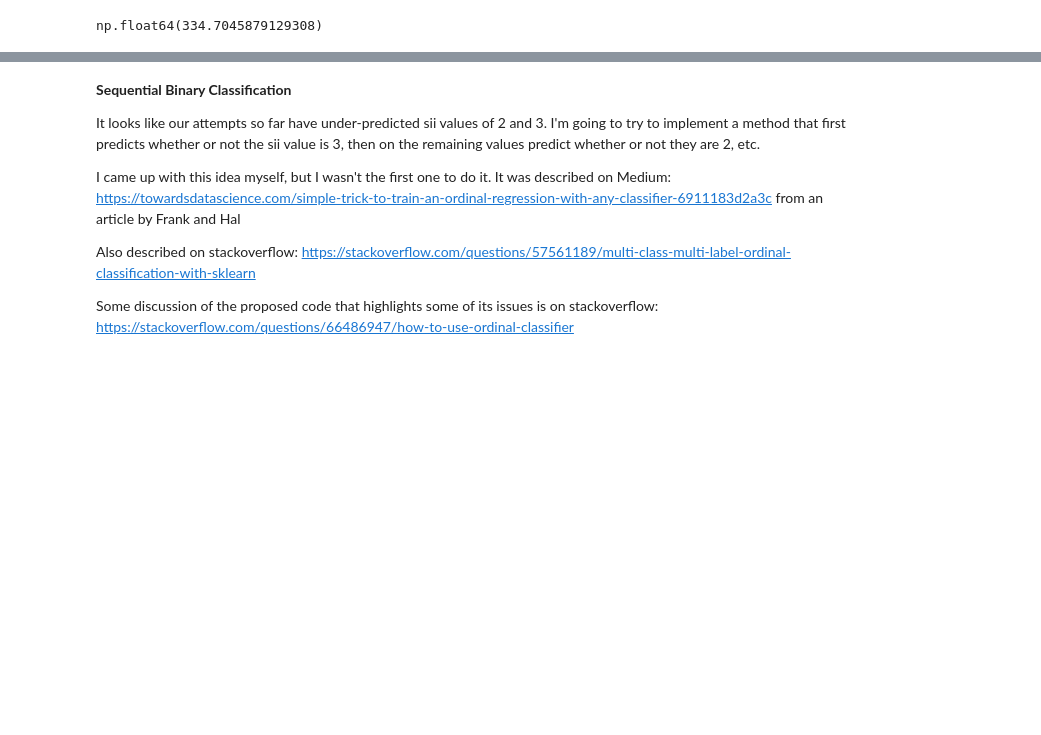
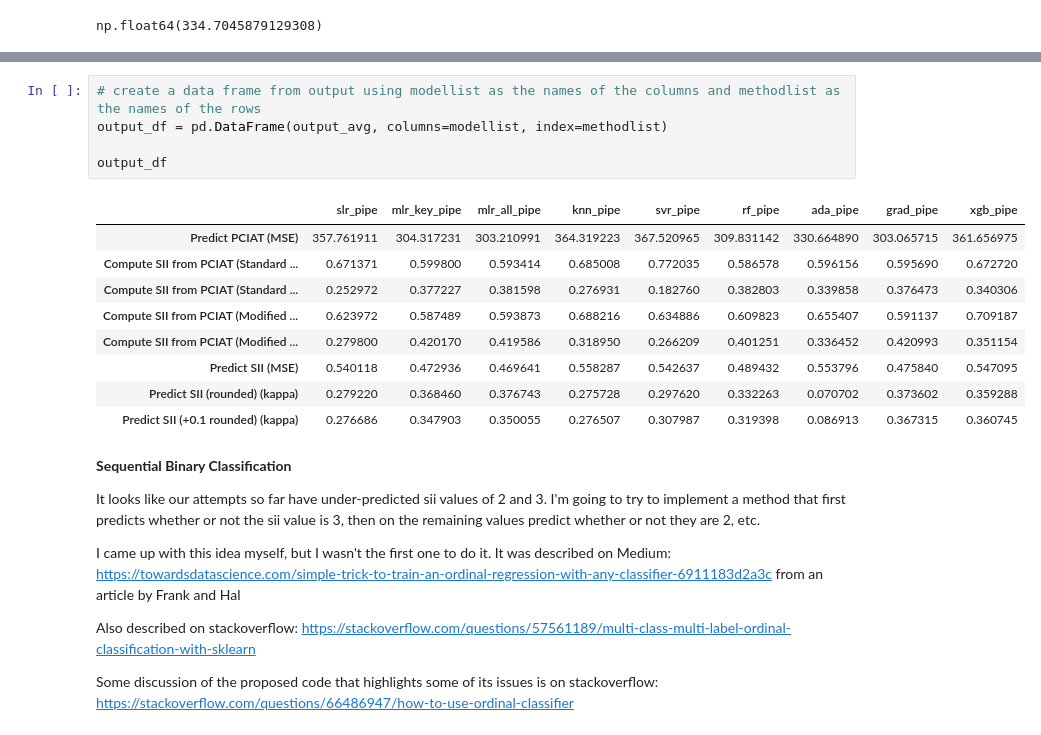
Before and after one commit to aarondweinberg/CMI_problematic_internet_use, a Jupyter notebook: Modeling_Exploration_AW.ipynb, the cells around one changed output, grey strips where cells are left out. Saved outputs shown, nothing was run; the diff lists cells and outputs as text; blank space fills up the shorter version.

```diff
--- a/Modeling_Exploration_AW.ipynb
+++ b/Modeling_Exploration_AW.ipynb
@@ -243,3 +275,18 @@ kappa for {'xgb_pipe'}  for predicting sii with rounding up: 0.24060270628590663
+# %%
+# create a data frame from output using modellist as the names of the columns and methodlist as the names of the rows
+output_df = pd.DataFrame(output_avg, columns=modellist, index=methodlist)
+
+output_df
+# %% [output]
+|  | slr_pipe | mlr_key_pipe | mlr_all_pipe | knn_pipe | svr_pipe | rf_pipe | ada_pipe | grad_pipe | xgb_pipe |
+| Predict PCIAT (MSE) | 357.761911 | 304.317231 | 303.210991 | 364.319223 | 367.520965 | 309.831142 | 330.664890 | 303.065715 | 361.656975 |
+| Compute SII from PCIAT (Standard ... | 0.671371 | 0.599800 | 0.593414 | 0.685008 | 0.772035 | 0.586578 | 0.596156 | 0.595690 | 0.672720 |
+| Compute SII from PCIAT (Standard ... | 0.252972 | 0.377227 | 0.381598 | 0.276931 | 0.182760 | 0.382803 | 0.339858 | 0.376473 | 0.340306 |
+| Compute SII from PCIAT (Modified ... | 0.623972 | 0.587489 | 0.593873 | 0.688216 | 0.634886 | 0.609823 | 0.655407 | 0.591137 | 0.709187 |
+| Compute SII from PCIAT (Modified ... | 0.279800 | 0.420170 | 0.419586 | 0.318950 | 0.266209 | 0.401251 | 0.336452 | 0.420993 | 0.351154 |
+| Predict SII (MSE) | 0.540118 | 0.472936 | 0.469641 | 0.558287 | 0.542637 | 0.489432 | 0.553796 | 0.475840 | 0.547095 |
+| Predict SII (rounded) (kappa) | 0.279220 | 0.368460 | 0.376743 | 0.275728 | 0.297620 | 0.332263 | 0.070702 | 0.373602 | 0.359288 |
+| Predict SII (+0.1 rounded) (kappa) | 0.276686 | 0.347903 | 0.350055 | 0.276507 | 0.307987 | 0.319398 | 0.086913 | 0.367315 | 0.360745 |
 # %% [markdown]
 **Sequential Binary Classification**
 
```
Also changed, not shown: parts of 2 cells of this notebook, 1 other file.
